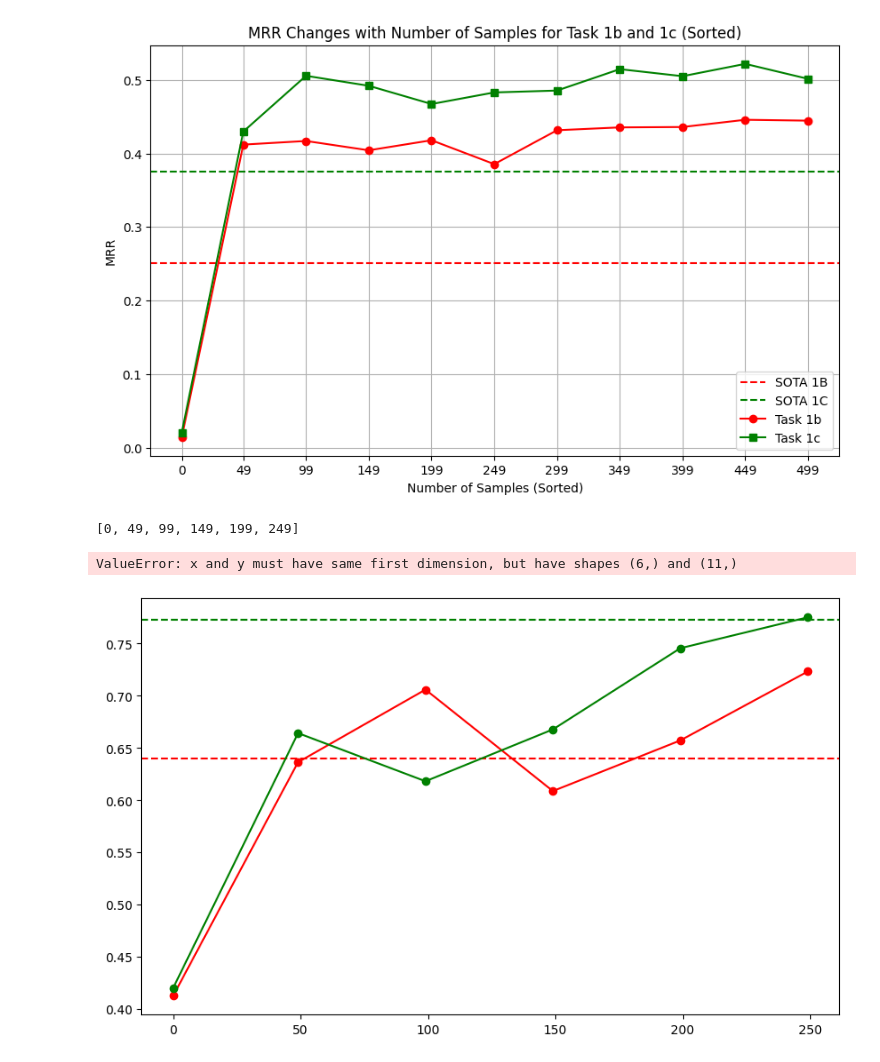
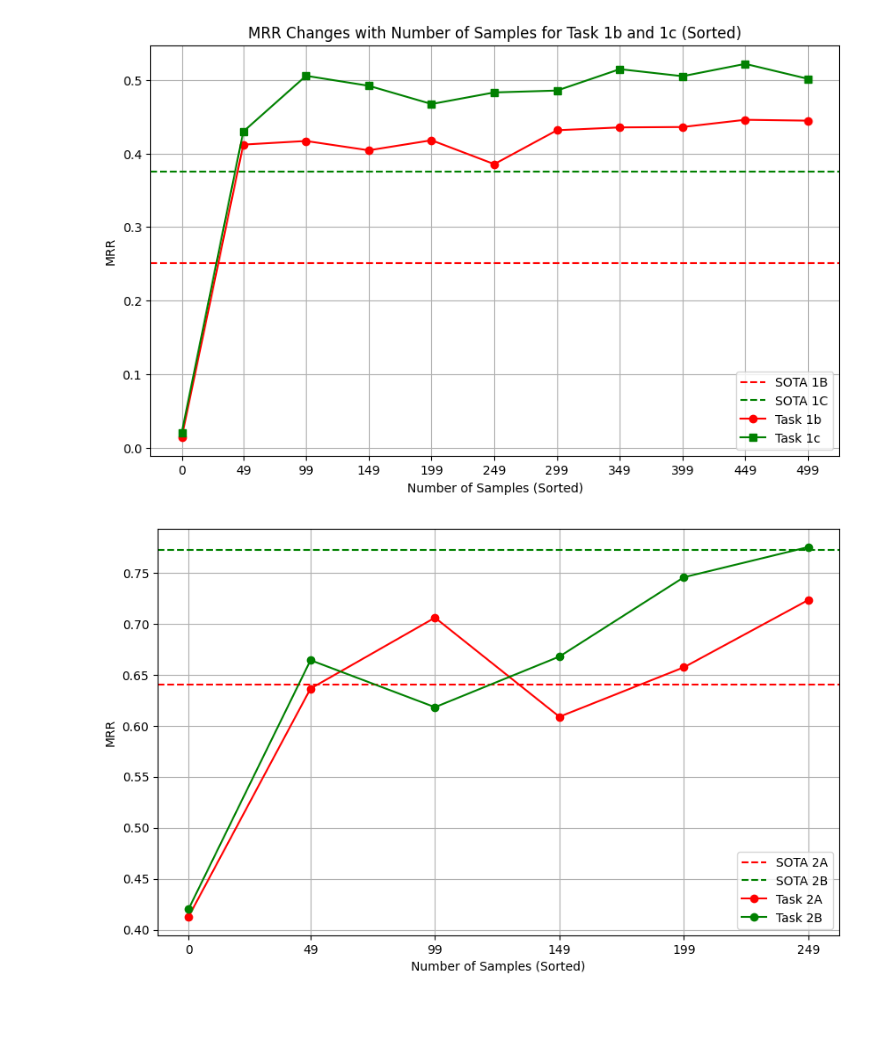
Before and after one commit to VityaVitalich/LLM_Taxonomy, a Jupyter notebook: ablation.ipynb, the cells around one changed output. Saved outputs shown, nothing was run; the diff lists cells and outputs as text; code cells hidden in the pictures; blank space fills up the shorter version.

```diff
--- a/ablation.ipynb
+++ b/ablation.ipynb
@@ -77,32 +90,26 @@ plt.show()
 # 1 - 2 - 5 - 15 - 30 - 50
 # %% [output]
 [figure]
-# %%
-samples_sorted
-# %% [output]
-[0, 49, 99, 149, 199, 249]
 # %%
-samples_sorted = sorted([int(sample) for sample in metrics2a.keys()])  # Sort sample sizes
-mrr_values_2a_sorted = [metrics2a[str(sample)]['MRR'] for sample in samples_sorted]
-mrr_values_2b_sorted = [metrics2b[str(sample)]['MRR'] for sample in samples_sorted]
+samples_sorted2 = sorted([int(sample) for sample in metrics2a.keys()])  # Sort sample sizes
+mrr_values_2a_sorted = [metrics2a[str(sample)]['MRR'] for sample in samples_sorted2]
+mrr_values_2b_sorted = [metrics2b[str(sample)]['MRR'] for sample in samples_sorted2]
 
 
 # Plotting with sorted values
 plt.figure(figsize=(10, 6))
 
 plt.axhline(y=sota_2a, color='r', linestyle='--', label='SOTA 2A')
 plt.axhline(y=sota_2b, color='g', linestyle='--', label='SOTA 2B')
 
 
-plt.plot(samples_sorted, mrr_values_2a_sorted, label='Task 2A', marker='o', color='r')
-plt.plot(samples_sorted, mrr_values_2b_sorted, label='Task 2B', marker='o', color='g')
-plt.plot(samples_sorted, mrr_values_1c_sorted, label='Task 1c', marker='s', color='b')
+plt.plot(samples_sorted2, mrr_values_2a_sorted, label='Task 2A', marker='o', color='r')
+plt.plot(samples_sorted2, mrr_values_2b_sorted, label='Task 2B', marker='o', color='g')
 plt.xlabel('Number of Samples (Sorted)')
 plt.ylabel('MRR')
 plt.legend()
 plt.grid(True)
-plt.xticks(samples_sorted)  # Ensure x-ticks are sorted
+plt.xticks(samples_sorted2)  # Ensure x-ticks are sorted
 plt.show()
 # %% [output]
-ValueError: x and y must have same first dimension, but have shapes (6,) and (11,)
-[figure, old version]
+[figure, new version]
```
Also changed, not shown: parts of 9 cells of this notebook, 4 other files.
